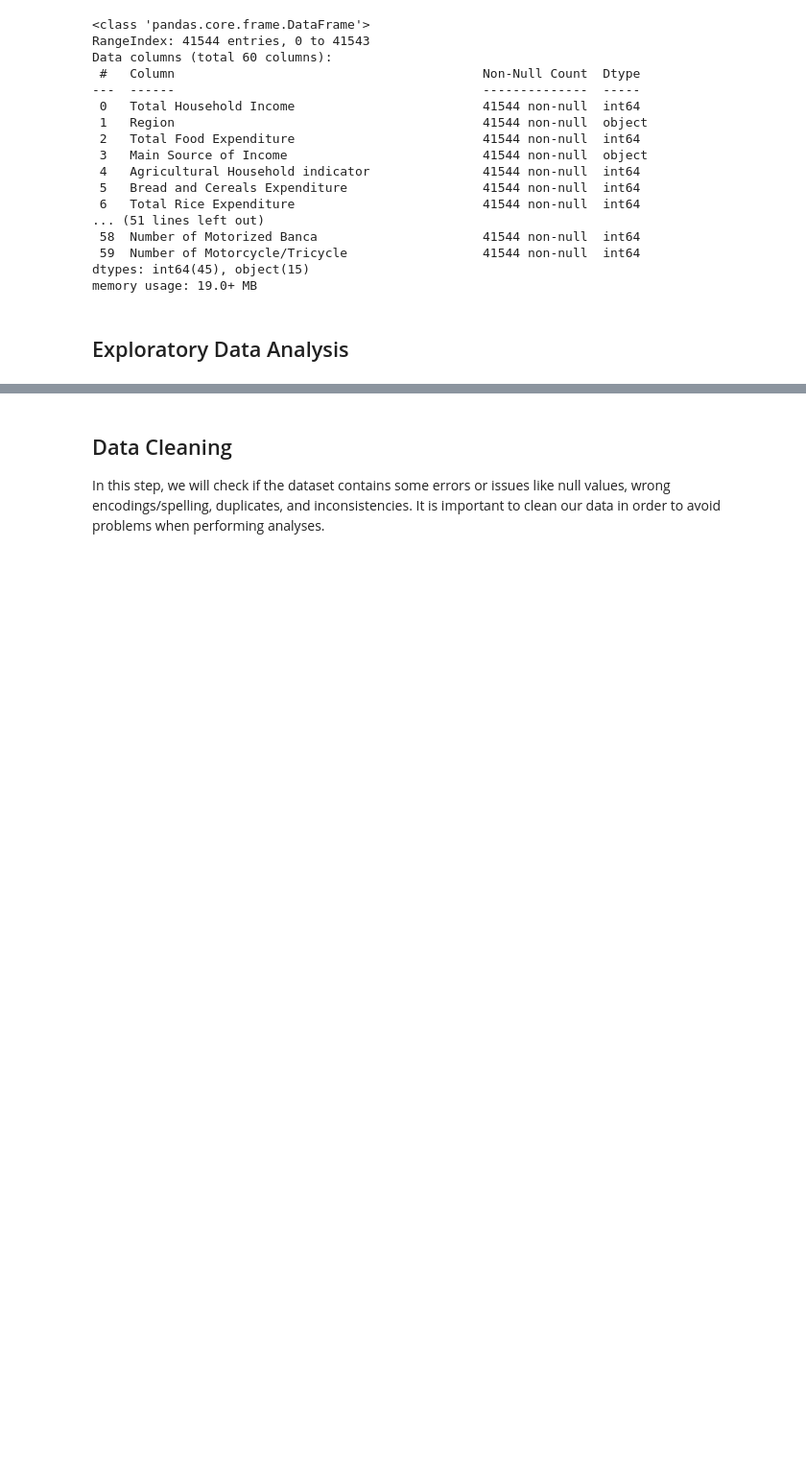
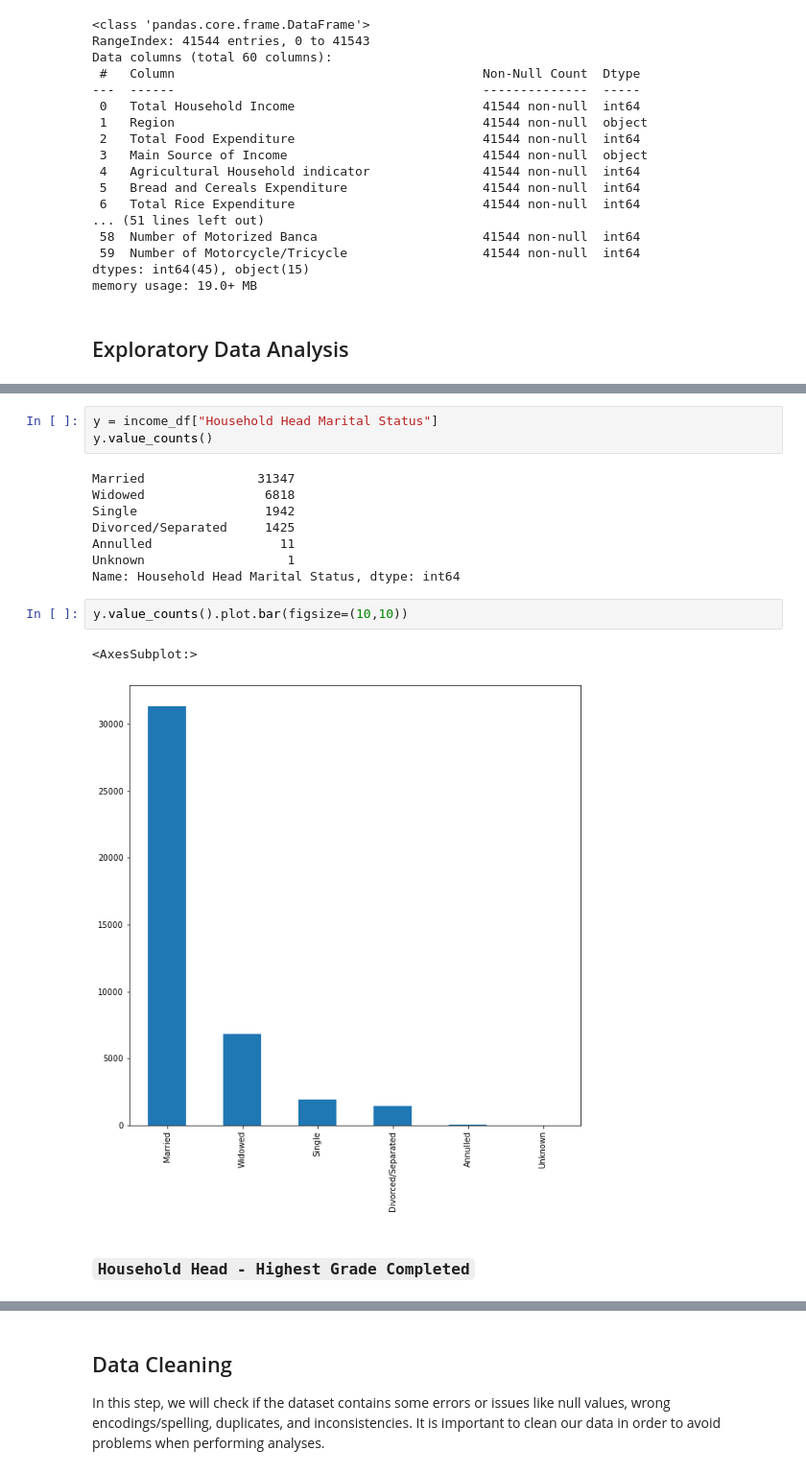
Before and after one commit to azrielortega/DATA100-Final-Project, a Jupyter notebook: Final Project.ipynb, the cells around one changed output, grey strips where cells are left out. Shown: that part at 96% size. Drawn from its saved outputs; the diff is of its cells as text; blank space fills up the shorter version.

```diff
--- a/Final Project.ipynb
+++ b/Final Project.ipynb
@@ -132,0 +272,18 @@ memory usage: 19.0+ MB
+# %%
+y = income_df["Household Head Marital Status"]
+y.value_counts()
+# %% [output]
+Married               31347
+Widowed                6818
+Single                 1942
+Divorced/Separated     1425
+Annulled                 11
+Unknown                   1
+Name: Household Head Marital Status, dtype: int64
+# %%
+y.value_counts().plot.bar(figsize=(10,10))
+# %% [output]
+<AxesSubplot:>
+[figure, added]
+# %% [markdown]
+### `Household Head - Highest Grade Completed`
```
Also changed, not shown: parts of 120 cells of this notebook.
